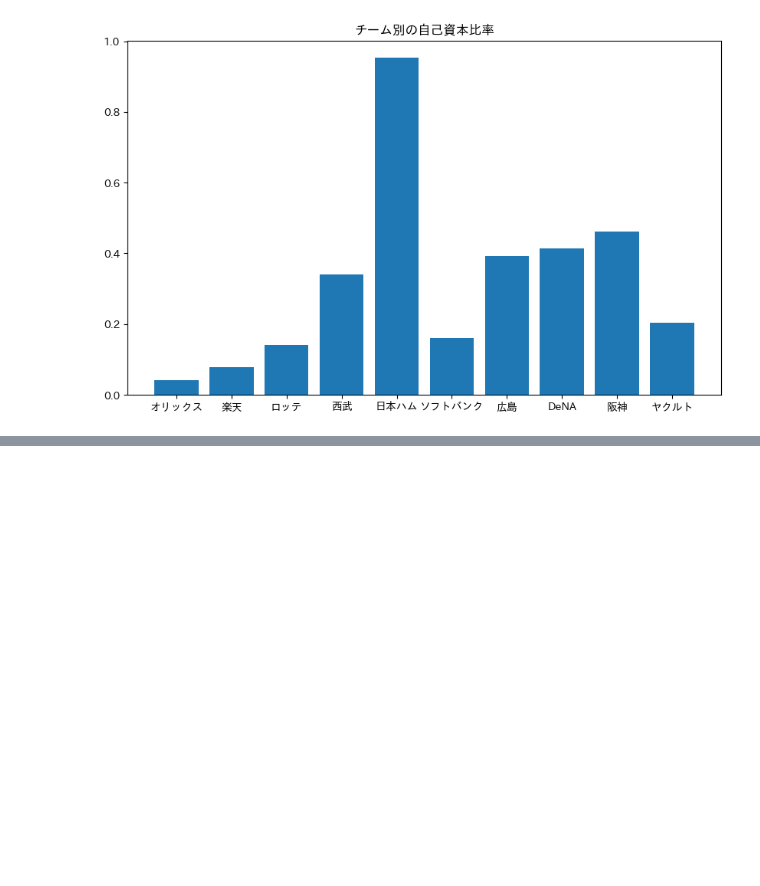
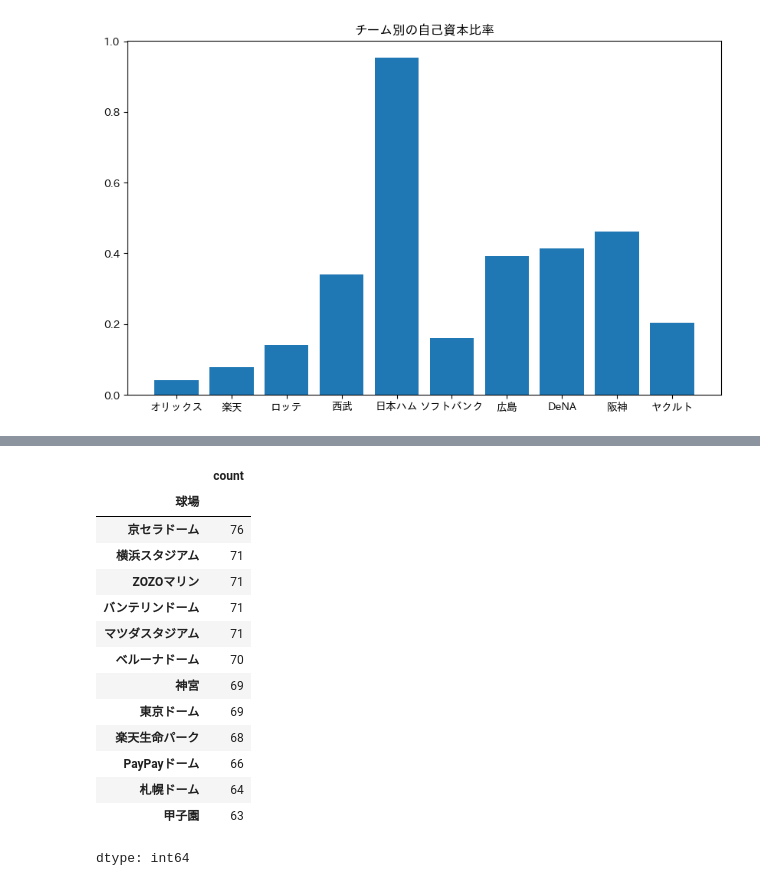
Before and after one commit to hitomitsu50/SportsData_Portfolio, a Jupyter notebook: プロ野球12球団顧客分析.ipynb, the cells around one changed output, grey strips where cells are left out. Cells and saved outputs as stored; diff of their text form; code cells hidden in the pictures; blank space fills up the shorter version.

```diff
--- a/プロ野球12球団顧客分析.ipynb
+++ b/プロ野球12球団顧客分析.ipynb
@@ -71,0 +96,21 @@ plt.show()
+# %%
+#本拠地のみ抽出
+df=pd.read_csv("sample_data/2022_audience.csv")
+df_home=df[df["本拠地"]==True]
+df_home["球場"].value_counts()
+# %% [output]
+|  | count |
+| 球場 |  |
+| 京セラドーム | 76 |
+| 横浜スタジアム | 71 |
+| ZOZOマリン | 71 |
+| バンテリンドーム | 71 |
+| マツダスタジアム | 71 |
+| ベルーナドーム | 70 |
+| 神宮 | 69 |
+| 東京ドーム | 69 |
+| 楽天生命パーク | 68 |
+| PayPayドーム | 66 |
+| 札幌ドーム | 64 |
+| 甲子園 | 63 |
+dtype: int64
```
Also changed, not shown: parts of 5 cells of this notebook.
